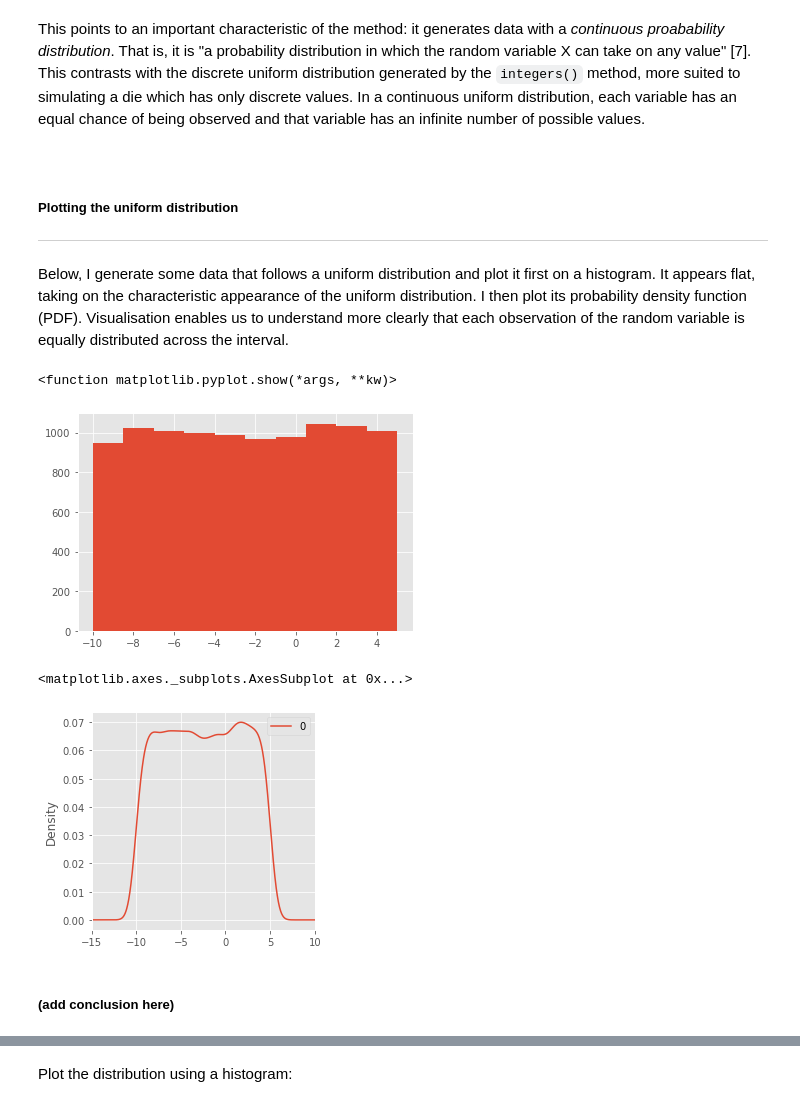
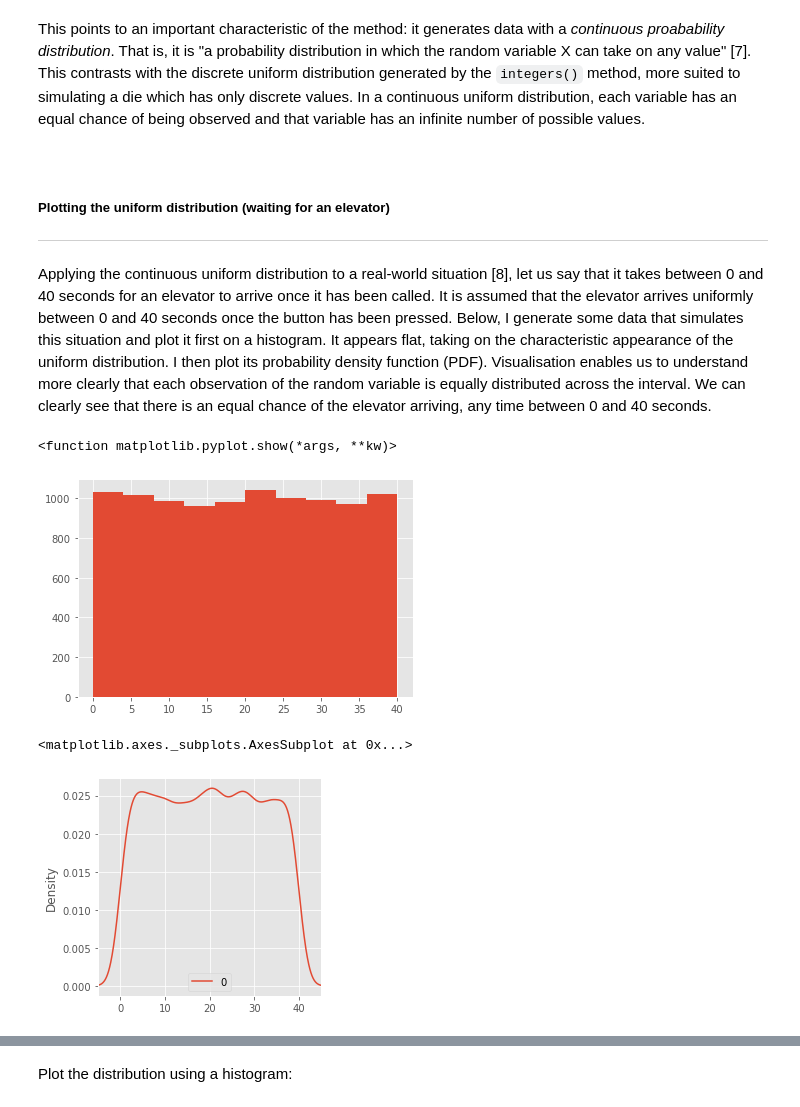
Before and after one commit to colm-o-caoimh/NumpyRandom, a Jupyter notebook: Assignment2020.ipynb, the cells around one changed output, grey strips where cells are left out. Cells and saved outputs as stored; diff of their text form; code cells hidden in the pictures.

Commit message:
Some probability calculations to complete - otherwise finished

```diff
--- a/Assignment2020.ipynb
+++ b/Assignment2020.ipynb
@@ -289,24 +290,22 @@ This points to an important characteristic of the method: it generates data with
 # %% [markdown]
 <br>
 
-##### Plotting the uniform distribution
+##### Plotting the uniform distribution (waiting for an elevator)
 ***
-Below, I generate some data that follows a uniform distribution and plot it first on a histogram. It appears flat, taking on the characteristic appearance of the uniform distribution. I then plot its probability density function (PDF). Visualisation enables us to understand more clearly that each observation of the random variable is equally distributed across the interval.
+Applying the continuous uniform distribution to a real-world situation [8], let us say that it takes between 0 and 40 seconds for an elevator to arrive once it has been called. It is assumed that the elevator arrives uniformly between 0 and 40 seconds once the button has been pressed. Below, I generate some data that simulates this situation and plot it first on a histogram. It appears flat, taking on the characteristic appearance of the uniform distribution. I then plot its probability density function (PDF). Visualisation enables us to understand more clearly that each observation of the random variable is equally distributed across the interval. We can clearly see that there is an equal chance of the elevator arriving, any time between 0 and 40 seconds.
 # %%
 # Generate an array of random variables in a uniform distribution
-uni = np.random.default_rng().uniform(-10,5,10000)
+uni = np.random.default_rng().uniform(0,40,10000)
 # %%
 # Plot the distribution using a histogram
 plt.hist(uni)
 plt.show
 # %% [output]
 <function matplotlib.pyplot.show(*args, **kw)>
-[figure, old version]
+[figure, new version]
 # %%
 # Plot the density function using Pandas library
-pd.DataFrame(uni).plot(kind="density", figsize=(4,4), xlim=(-15, 10))
+pd.DataFrame(uni).plot(kind="density", figsize=(4,4), xlim=(-5, 45))
 # %% [output]
 <matplotlib.axes._subplots.AxesSubplot at 0x...>
-[figure, old version]
+[figure, new version]
-# %% [markdown]
-##### (add conclusion here)
```
Also changed, not shown: parts of 66 cells of this notebook.
